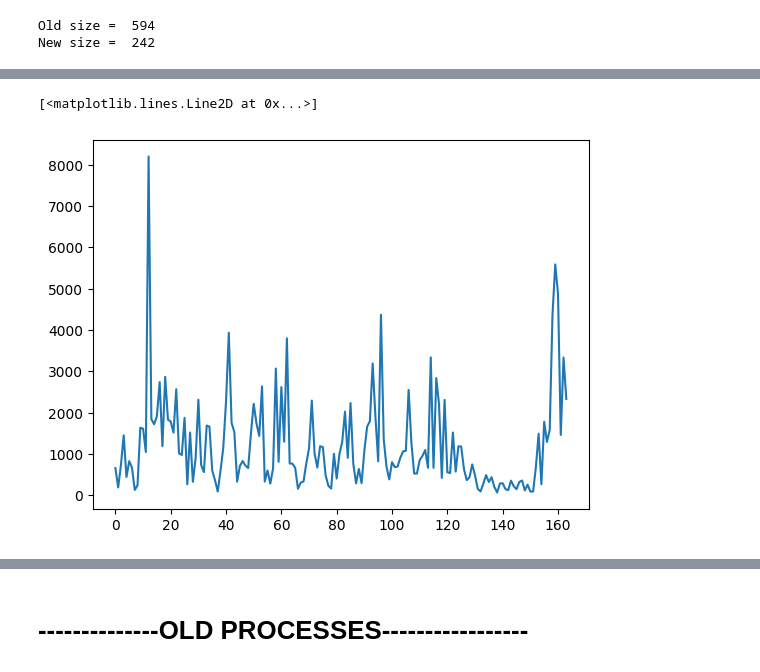
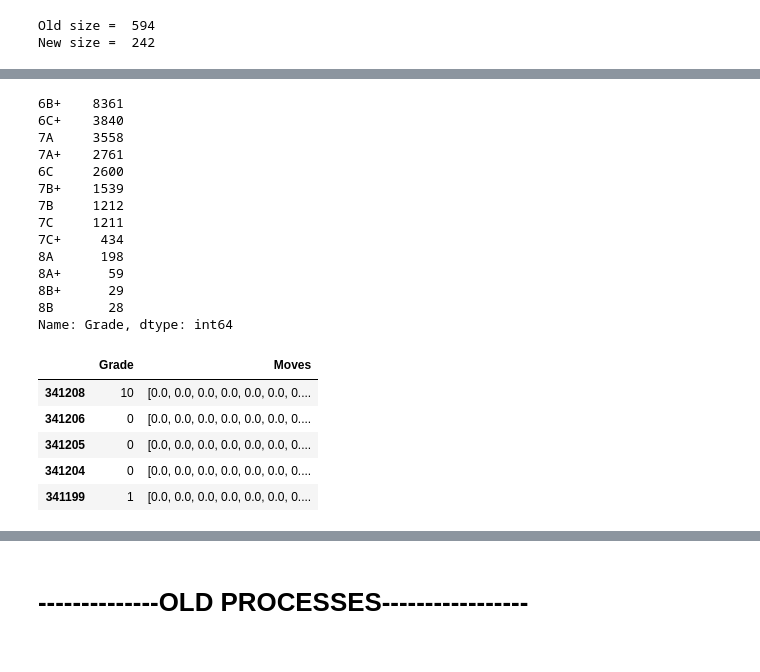
Before and after one commit to wd7512/Moonboard-Analysis, a Jupyter notebook: Cleaning.ipynb, the cells around one changed output, grey strips where cells are left out. Saved outputs shown, nothing was run; the diff lists cells and outputs as text; code cells hidden in the pictures.

```diff
--- a/Cleaning.ipynb
+++ b/Cleaning.ipynb
@@ -333,7 +315,59 @@ Final size of training data = 25879
 # %%
-training_freq = sum(training_data["Moves"])
-
-plt.plot(training_freq)
+training_data["Grade"].value_counts()
 # %% [output]
-[<matplotlib.lines.Line2D at 0x...>]
+6B+    8361
+6C+    3840
+7A     3558
+7A+    2761
+6C     2600
+7B+    1539
+7B     1212
+7C     1211
+7C+     434
+8A      198
+8A+      59
+8B+      29
+8B       28
+Name: Grade, dtype: int64
-[figure, removed]
+# %%
+def convert_grade(grade):
+    '''
+    Converts climbing grade to integer
+    '''
+    if grade == '6B+':
+        return 0
+    elif grade == '6C':
+        return 1
+    elif grade == '6C+':
+        return 2
+    elif grade == '7A':
+        return 3
+    elif grade == '7A+':
+        return 4
+    elif grade == '7B':
+        return 5
+    elif grade == '7B+':
+        return 6
+    elif grade == '7C':
+        return 7
+    elif grade == '7C+':
+        return 8
+    elif grade == '8A':
+        return 9
+    elif grade == '8A+':
+        return 10
+    elif grade == '8B':
+        return 11
+    elif grade == '8B+':
+        return 12
+    else:
+        return None
+
+training_data['Grade'] = training_data['Grade'].apply(convert_grade)
+# %% [output]
+|  | Grade | Moves |
+| 341208 | 10 | [0.0, 0.0, 0.0, 0.0, 0.0, 0.0, 0.... |
+| 341206 | 0 | [0.0, 0.0, 0.0, 0.0, 0.0, 0.0, 0.... |
+| 341205 | 0 | [0.0, 0.0, 0.0, 0.0, 0.0, 0.0, 0.... |
+| 341204 | 0 | [0.0, 0.0, 0.0, 0.0, 0.0, 0.0, 0.... |
+| 341199 | 1 | [0.0, 0.0, 0.0, 0.0, 0.0, 0.0, 0.... |
```
Also changed, not shown: parts of 11 cells of this notebook, 3 other files.
